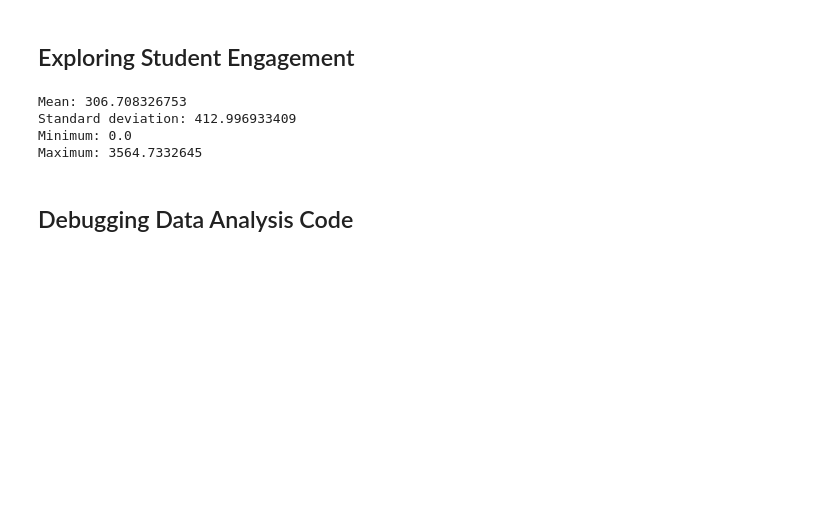
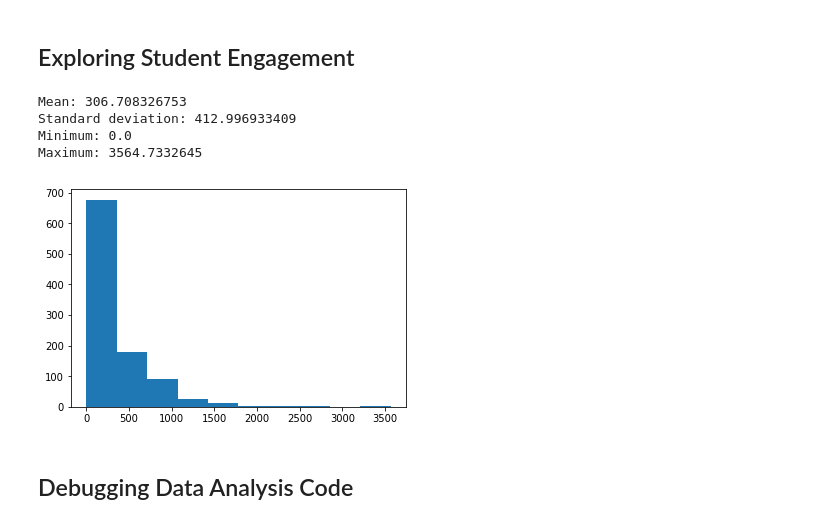
Before and after one commit to lucasrenan/ud170, a Jupyter notebook: L1_Starter_Code.ipynb, the cells around one changed output. Saved outputs shown, nothing was run; the diff lists cells and outputs as text; code cells hidden in the pictures; blank space fills up the shorter version.

Commit message:
Making Histograms

```diff
--- a/L1_Starter_Code.ipynb
+++ b/L1_Starter_Code.ipynb
@@ -280,23 +280,25 @@ def sum_grouped_items(grouped_data, field_name):
 total_minutes_by_account = sum_grouped_items(engagement_by_account, 'total_minutes_visited')
 # %%
 %matplotlib inline
+
 import matplotlib.pyplot as plt
-plt.hist(passing_minutes_spent_by_account.values())
 import numpy as np
 
 def describe_data(data):
     print 'Mean:', np.mean(data)
     print 'Standard deviation:', np.std(data)
     print 'Minimum:', np.min(data)
     print 'Maximum:', np.max(data)
+    plt.hist(data)
 
 total_minutes = total_minutes_by_account.values()
 describe_data(total_minutes)
 # %% [output]
 Mean: 306.708326753
 Standard deviation: 412.996933409
 Minimum: 0.0
 Maximum: 3564.7332645
+[figure, added]
 # %% [markdown]
 ## Debugging Data Analysis Code
 # %%
```
Also changed, not shown: parts of 4 cells of this notebook.
